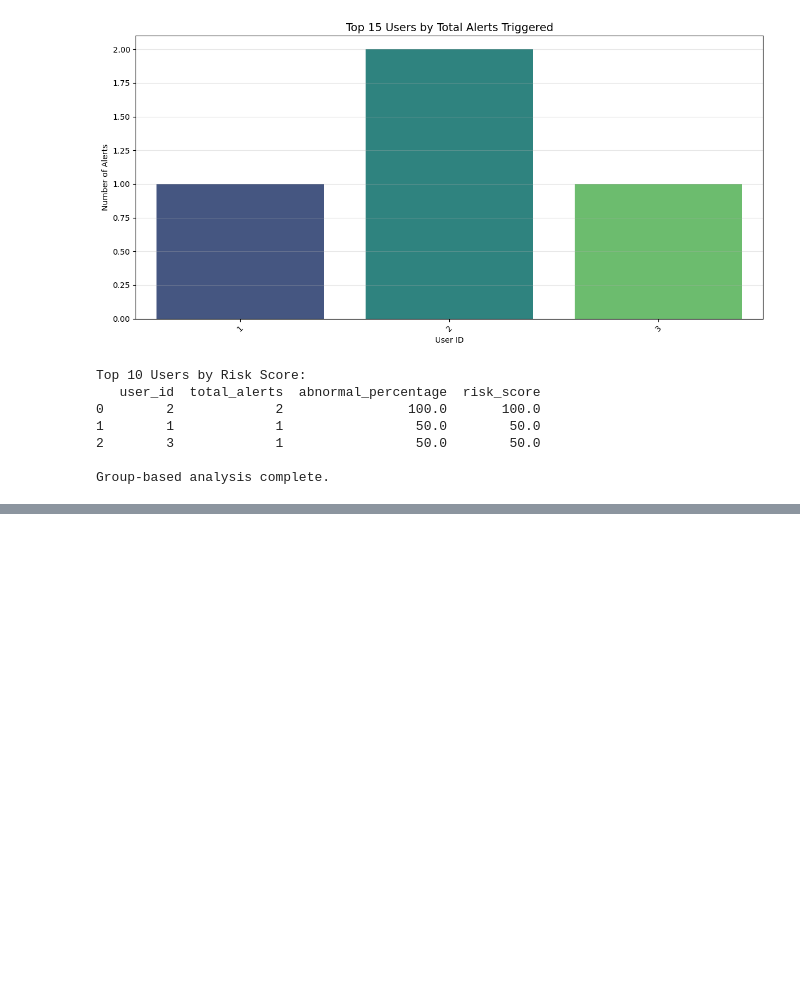
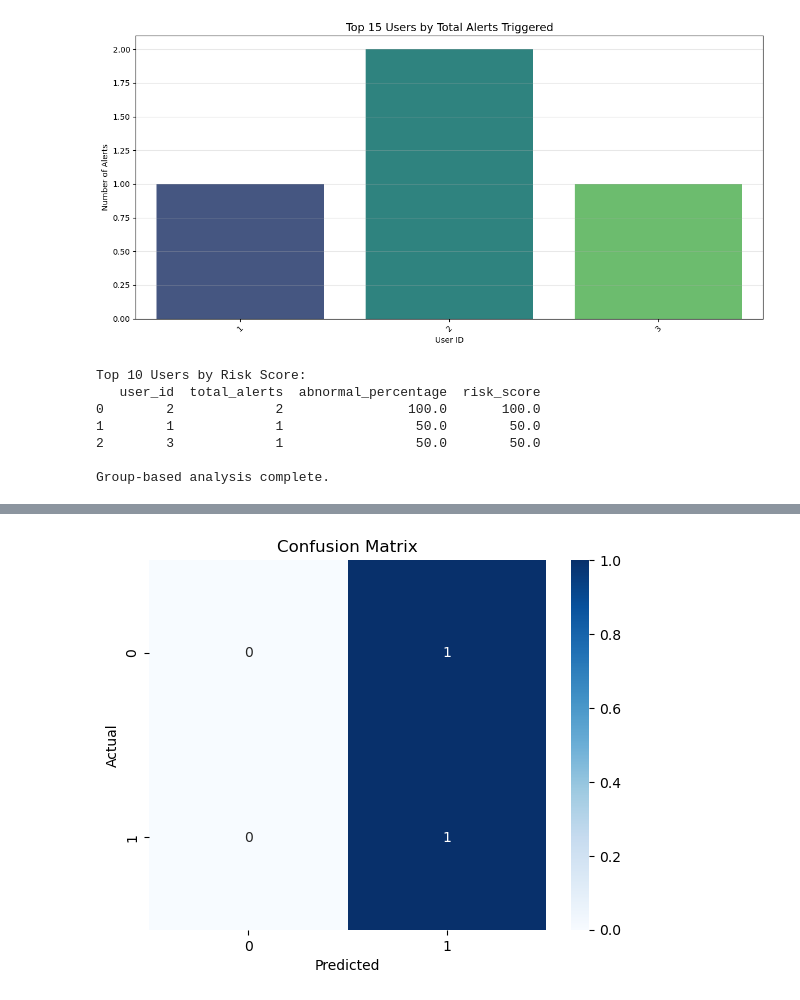
Before and after one commit to VysakhM7/cognitive-wellness-monitoring, a Jupyter notebook: Jupyter Noteboook.ipynb, the cells around one changed output, grey strips where cells are left out. Cells and saved outputs as stored; diff of their text form; code cells hidden in the pictures; blank space fills up the shorter version.

```diff
--- a/Jupyter Noteboook.ipynb
+++ b/Jupyter Noteboook.ipynb
@@ -1348,0 +1690,13 @@ Group-based analysis complete.
+# %%
+# Drop string columns
+X = X.drop(columns=non_numeric_cols)
+# %%
+# Convert strings to numeric (e.g. using one-hot encoding)
+X = pd.get_dummies(X, drop_first=True)
+# %%
+X_train, X_test, y_train, y_test = train_test_split(
+    X, y, test_size=0.2, random_state=42, stratify=y
+)
+
+model = LogisticRegression(max_iter=1000)
+model.fit(X_train, y_train)
@@ -1348,0 +1705,10 @@ Group-based analysis complete.
+# %%
+from sklearn.metrics import accuracy_score, confusion_matrix, classification_report
+
+# Predict
+y_pred = model.predict(X_test)
+
+# Evaluation
+print("Accuracy:", accuracy_score(y_test, y_pred))
+print("Confusion Matrix:\n", confusion_matrix(y_test, y_pred))
+print("Classification Report:\n", classification_report(y_test, y_pred))
@@ -1348,0 +1729,12 @@ Group-based analysis complete.
+# %%
+import seaborn as sns
+import matplotlib.pyplot as plt
+
+# Confusion matrix heatmap
+sns.heatmap(confusion_matrix(y_test, y_pred), annot=True, fmt='d', cmap='Blues')
+plt.xlabel('Predicted')
+plt.ylabel('Actual')
+plt.title('Confusion Matrix')
+plt.show()
+# %% [output]
+[figure, added]
```
Also changed, not shown: parts of 15 cells of this notebook.
